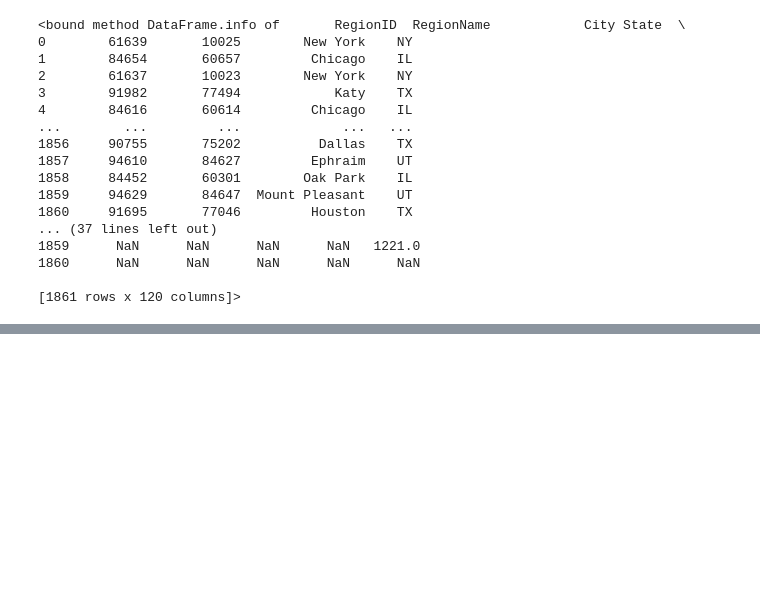
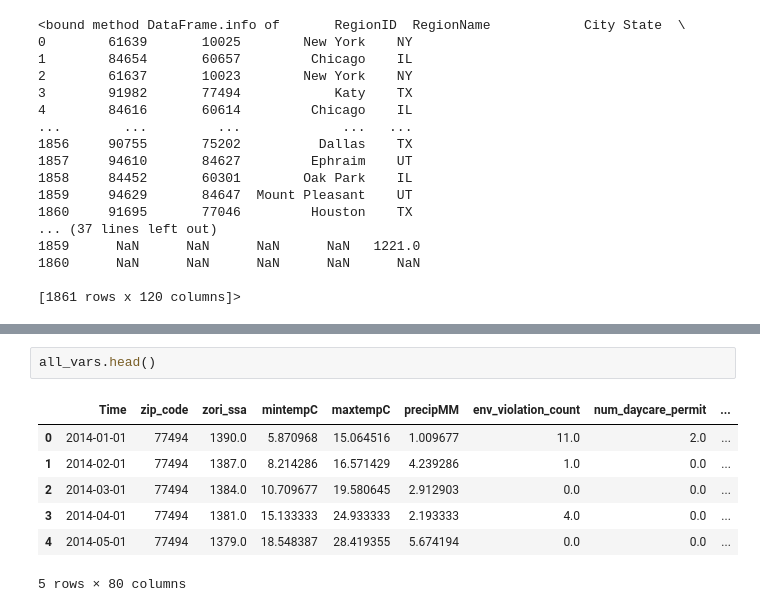
Before and after one commit to HaydenWarren/zri-forecast, a Jupyter notebook: julie/InitialEDA.ipynb, the cells around one changed output, grey strips where cells are left out. Cells and saved outputs as stored; diff of their text form; blank space fills up the shorter version.

```diff
--- a/julie/InitialEDA.ipynb
+++ b/julie/InitialEDA.ipynb
@@ -194,0 +249,10 @@ zri_multi.groupby('State')
+# %%
+all_vars.head()
+# %% [output]
+|  | Time | zip_code | zori_ssa | mintempC | maxtempC | precipMM | env_violation_count | num_daycare_permit | ... |
+| 0 | 2014-01-01 | 77494 | 1390.0 | 5.870968 | 15.064516 | 1.009677 | 11.0 | 2.0 | ... |
+| 1 | 2014-02-01 | 77494 | 1387.0 | 8.214286 | 16.571429 | 4.239286 | 1.0 | 0.0 | ... |
+| 2 | 2014-03-01 | 77494 | 1384.0 | 10.709677 | 19.580645 | 2.912903 | 0.0 | 0.0 | ... |
+| 3 | 2014-04-01 | 77494 | 1381.0 | 15.133333 | 24.933333 | 2.193333 | 4.0 | 0.0 | ... |
+| 4 | 2014-05-01 | 77494 | 1379.0 | 18.548387 | 28.419355 | 5.674194 | 0.0 | 0.0 | ... |
+5 rows × 80 columns
```
Also changed, not shown: parts of 30 cells of this notebook, 3 other files.
